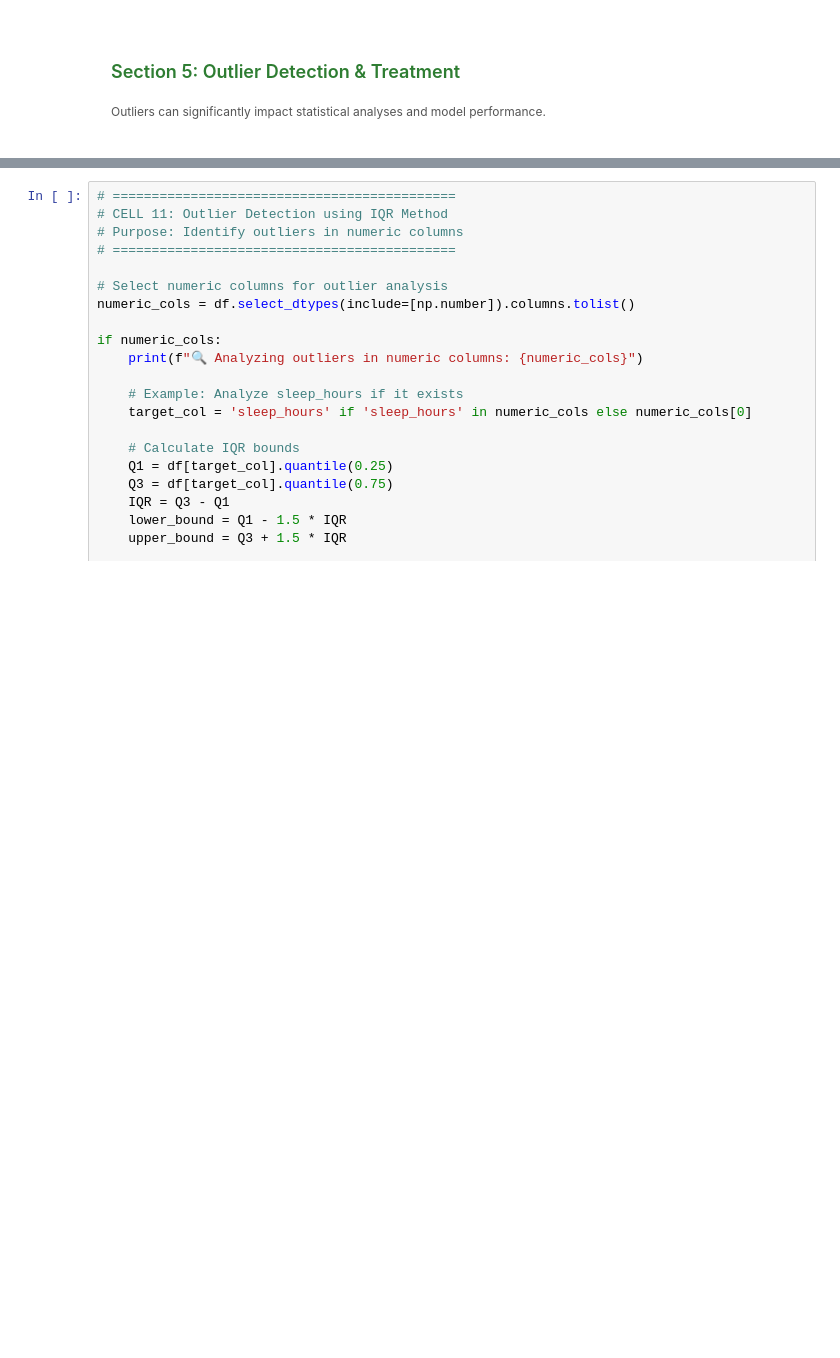
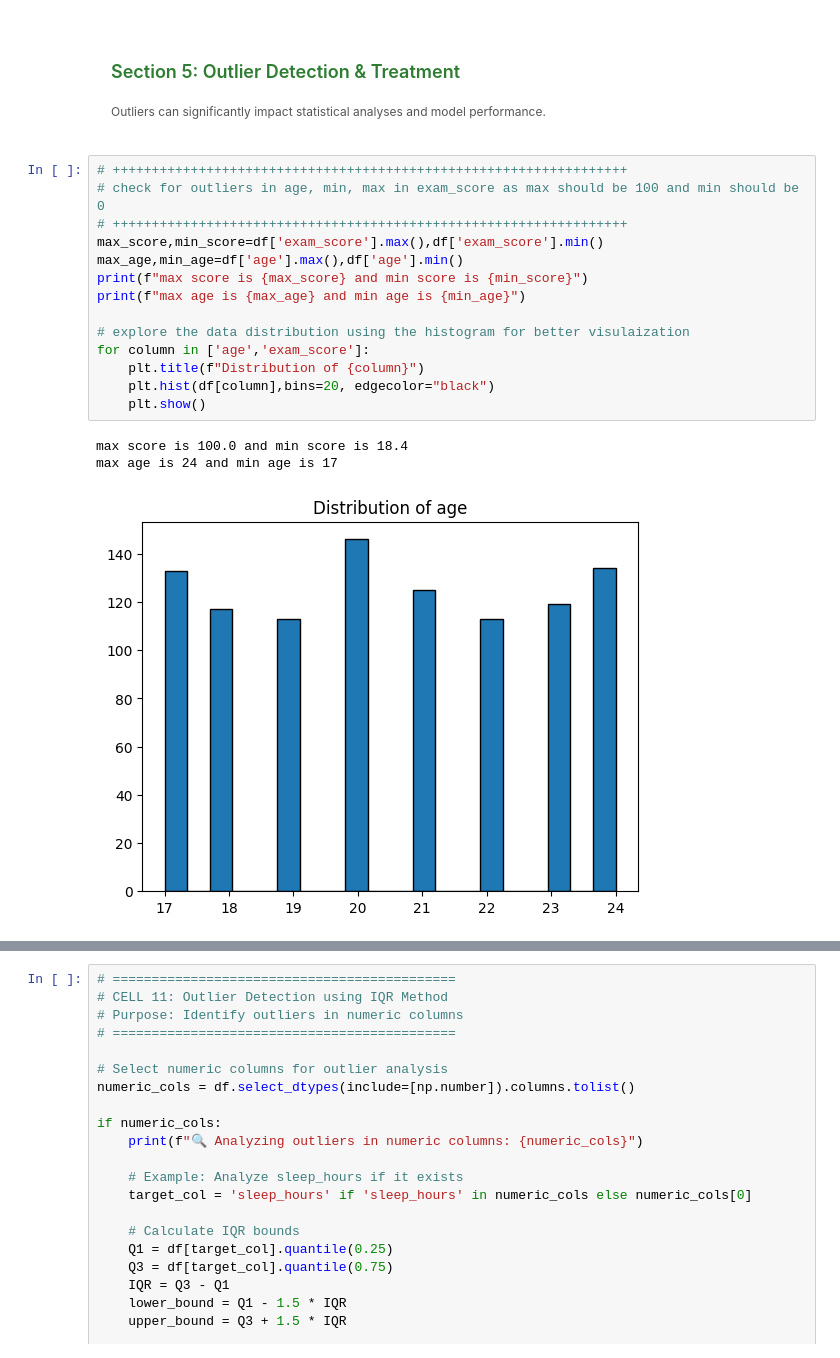
Before and after one commit to Nikhil-Kudupudi/StoryTellingWithData, a Jupyter notebook: Lab 01_DataProcessing.ipynb, the cells around one changed output, grey strips where cells are left out. Cells and saved outputs as stored; diff of their text form; blank space fills up the shorter version.

```diff
--- a/Lab 01_DataProcessing.ipynb
+++ b/Lab 01_DataProcessing.ipynb
@@ -647,3 +683,21 @@ Successfully optimized data types for better memory efficiency and analysis capa
         Outliers can significantly impact statistical analyses and model performance.
     </p>
 </div>
+# %%
+# ++++++++++++++++++++++++++++++++++++++++++++++++++++++++++++++++++
+# check for outliers in age, min, max in exam_score as max should be 100 and min should be 0
+# ++++++++++++++++++++++++++++++++++++++++++++++++++++++++++++++++++
+max_score,min_score=df['exam_score'].max(),df['exam_score'].min()
+max_age,min_age=df['age'].max(),df['age'].min()
+print(f"max score is {max_score} and min score is {min_score}")
+print(f"max age is {max_age} and min age is {min_age}")
+
+# explore the data distribution using the histogram for better visulaization
+for column in ['age','exam_score']:
+    plt.title(f"Distribution of {column}")
+    plt.hist(df[column],bins=20, edgecolor="black")
+    plt.show()
+# %% [output]
+max score is 100.0 and min score is 18.4
+max age is 24 and min age is 17
+[figure, added]
```
Also changed, not shown: parts of 8 cells of this notebook.
